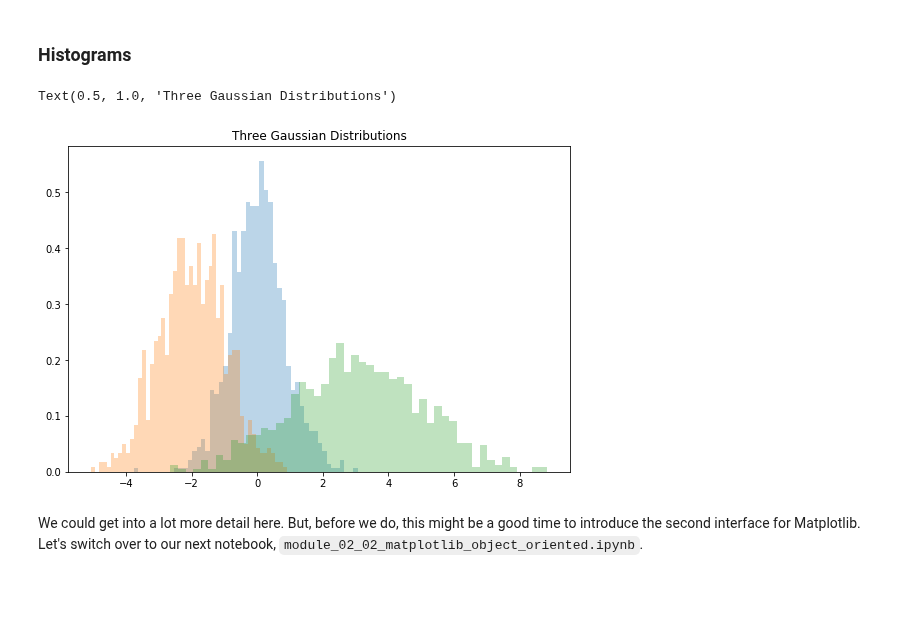
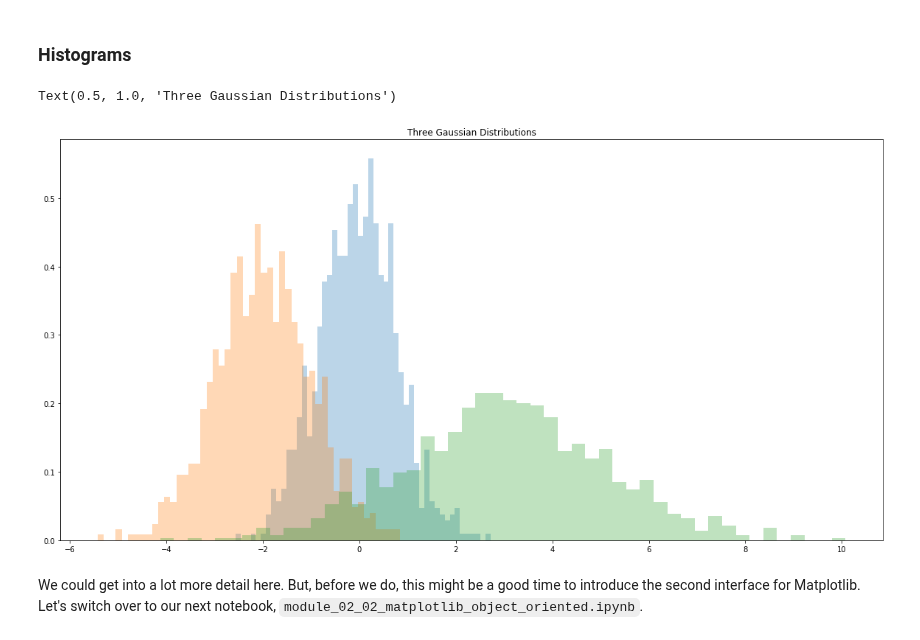
Before and after one commit to yngtodd/eleven, a Jupyter notebook: examples/notebooks/module_02_01_matplotlib_pyplot.ipynb, the cells around one changed output. Cells and saved outputs as stored; diff of their text form; code cells hidden in the pictures; blank space fills up the shorter version.

```diff
--- a/examples/notebooks/module_02_01_matplotlib_pyplot.ipynb
+++ b/examples/notebooks/module_02_01_matplotlib_pyplot.ipynb
@@ -176,18 +176,18 @@ We have only scratched the surface with these plots. You can really fine tune yo
 # %%
 x1 = np.random.normal(0, 0.8, 1000)
 x2 = np.random.normal(-2, 1, 1000)
 x3 = np.random.normal(3, 2, 1000)
 
 kwargs = dict(density='stepfilled', alpha=0.3, bins=50)
 
-plt.figure(figsize=(9, 6))
+plt.figure(figsize=(20, 10))
 _ = plt.hist(x1, **kwargs)
 _ = plt.hist(x2, **kwargs)
 _ = plt.hist(x3, **kwargs)
 
 plt.title("Three Gaussian Distributions")
 # %% [output]
 Text(0.5, 1.0, 'Three Gaussian Distributions')
-[figure, old version]
+[figure, new version]
 # %% [markdown]
 We could get into a lot more detail here. But, before we do, this might be a good time to introduce the second interface for Matplotlib. Let's switch over to our next notebook, `module_02_02_matplotlib_object_oriented.ipynb`.
```
Also changed, not shown: parts of 2 cells of this notebook, 1 other file.
